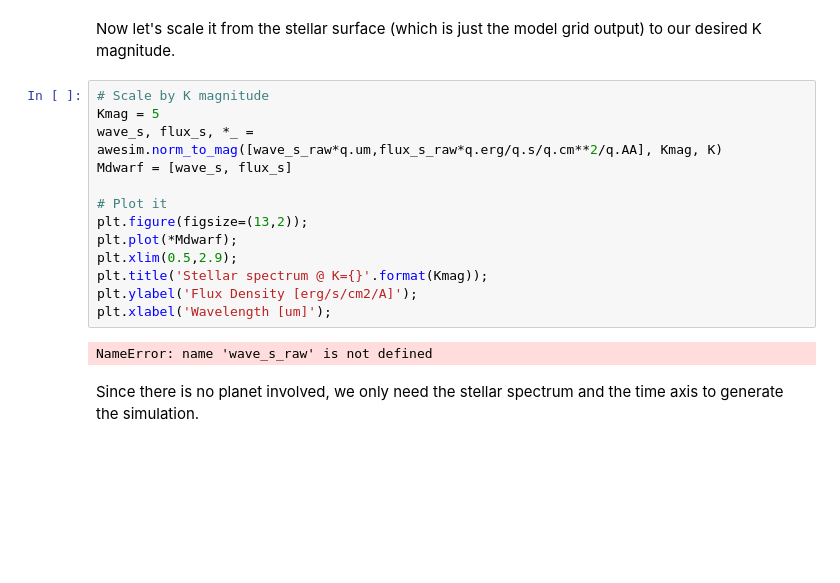
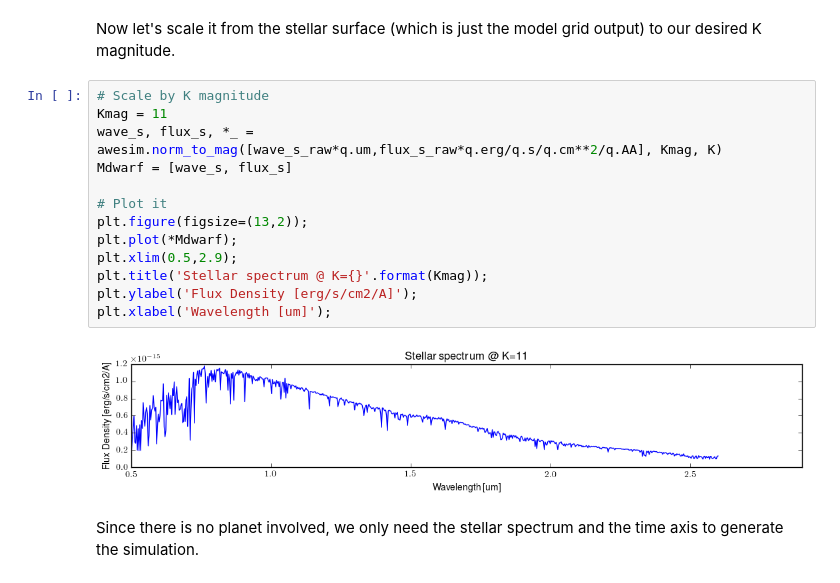
Before and after one commit to spacetelescope/awesimsoss, a Jupyter notebook: notebooks/AWESim_SOSS.ipynb, the cells around one changed output. Drawn from its saved outputs; the diff is of its cells as text; blank space fills up the shorter version.

```diff
--- a/notebooks/AWESim_SOSS.ipynb
+++ b/notebooks/AWESim_SOSS.ipynb
@@ -69,19 +71,19 @@ IndexError: too many indices for array
 Now let's scale it from the stellar surface (which is just the model grid output) to our desired K magnitude.
 # %%
 # Scale by K magnitude
-Kmag = 5
+Kmag = 11
 wave_s, flux_s, *_ = awesim.norm_to_mag([wave_s_raw*q.um,flux_s_raw*q.erg/q.s/q.cm**2/q.AA], Kmag, K)
 Mdwarf = [wave_s, flux_s]
 
 # Plot it
 plt.figure(figsize=(13,2));
 plt.plot(*Mdwarf);
 plt.xlim(0.5,2.9);
 plt.title('Stellar spectrum @ K={}'.format(Kmag));
 plt.ylabel('Flux Density [erg/s/cm2/A]');
 plt.xlabel('Wavelength [um]');
 # %% [output]
-NameError: name 'wave_s_raw' is not defined
+[figure, added]
 # %% [markdown]
 Since there is no planet involved, we only need the stellar spectrum and the time axis to generate the simulation.
 # %%
```
Also changed, not shown: parts of 6 cells of this notebook, 1 other file.
